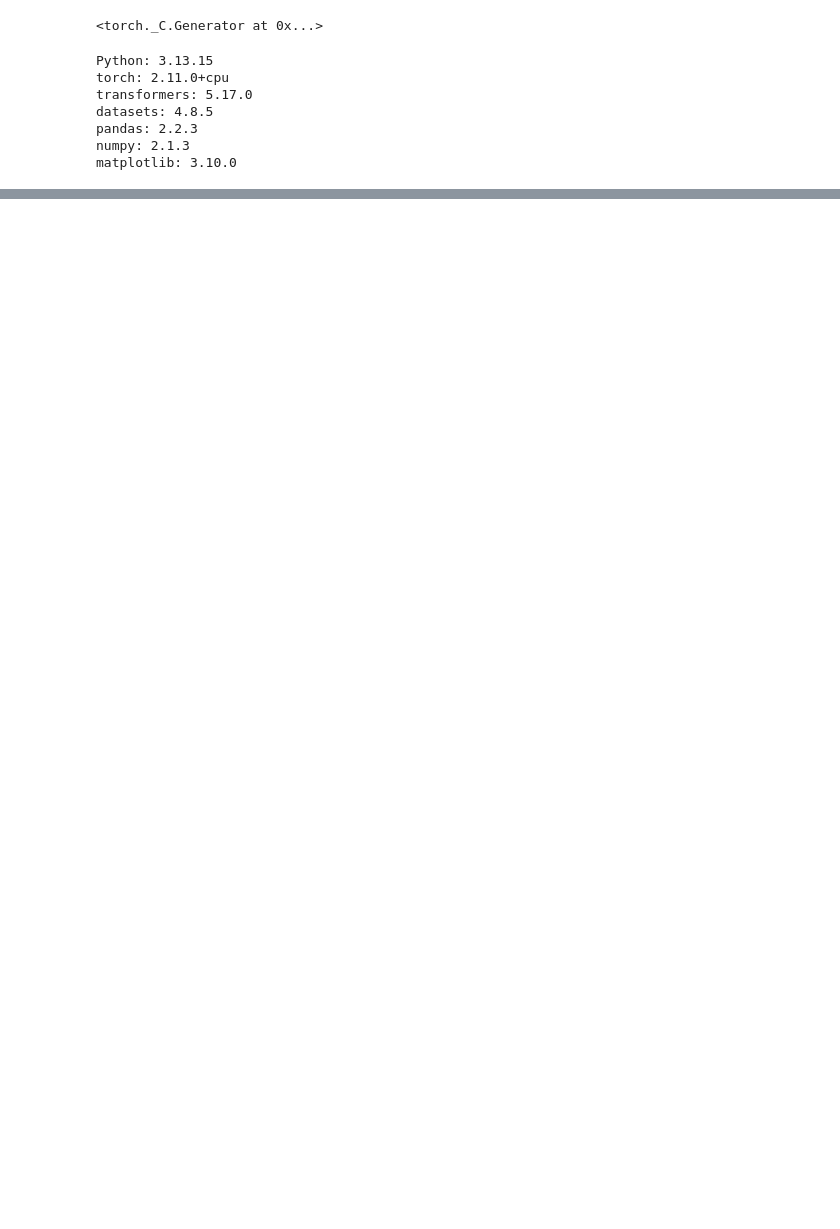
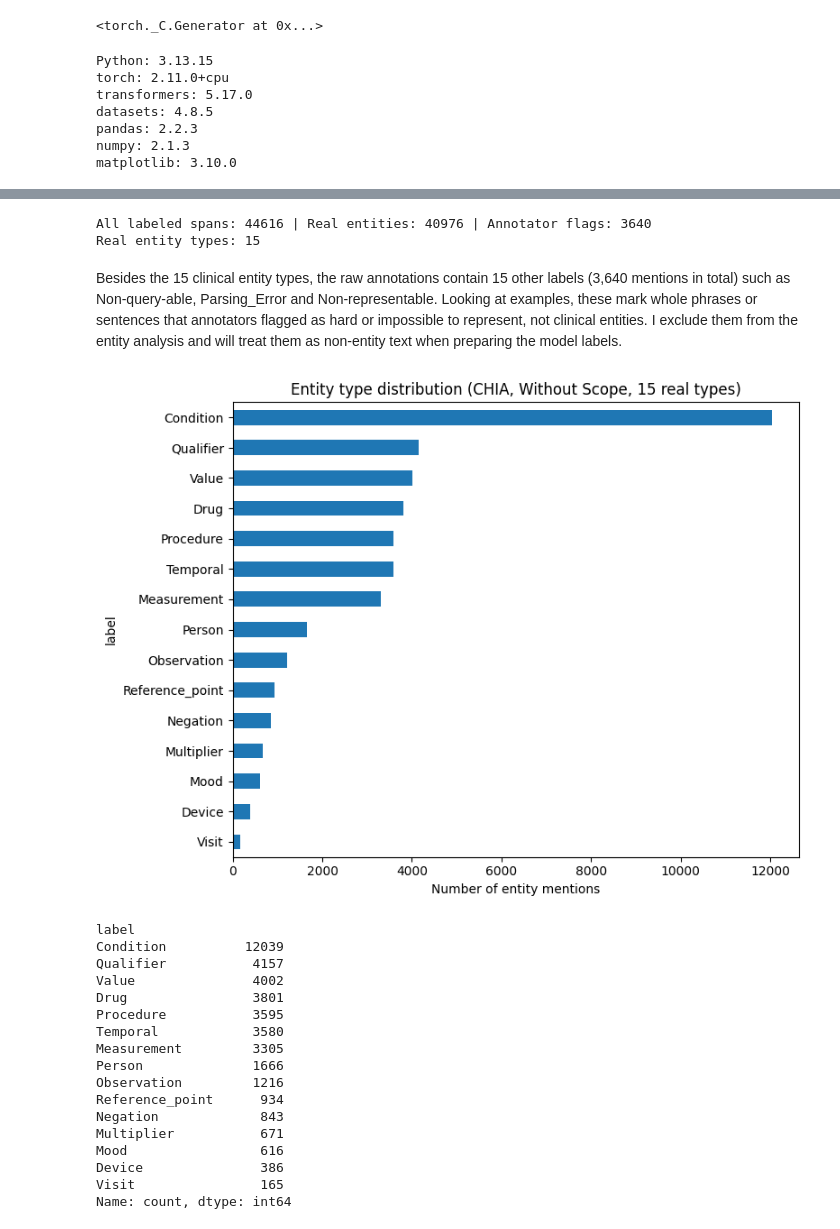
Before and after one commit to Jowwaannn/clinical-trial-ner, a Jupyter notebook: notebooks/01_eda_preprocessing.ipynb, the cells around one changed output, grey strips where cells are left out. Drawn from its saved outputs; the diff is of its cells as text; code cells hidden in the pictures; blank space fills up the shorter version.

```diff
--- a/notebooks/01_eda_preprocessing.ipynb
+++ b/notebooks/01_eda_preprocessing.ipynb
@@ -62,0 +341,9 @@ matplotlib: 3.10.0
+# %%
+# 2nd Mismatch Investigation
+
+for d in docs:
+    for e in d["entities"]:
+        if len(e["spans"]) == 1:
+            s, t = e["spans"][0]
+            if d["text"][s:t] != e["text"]:
+                print(d["id"], (s, t), repr(e["text"]), "vs", repr(d["text"][s:t]))
@@ -62,0 +398,44 @@ matplotlib: 3.10.0
+# %%
+# Annotator-flags
+
+REAL_LABELS = ["Condition","Qualifier","Value","Drug","Procedure","Temporal",
+               "Measurement","Person","Observation","Reference_point","Negation",
+               "Multiplier","Mood","Device","Visit"]
+
+ents_real = ents[ents.label.isin(REAL_LABELS)].copy()
+print("All labeled spans:", len(ents), "| Real entities:", len(ents_real),
+      "| Annotator flags:", len(ents) - len(ents_real))
+print("Real entity types:", ents_real.label.nunique())
+# %% [output]
+All labeled spans: 44616 | Real entities: 40976 | Annotator flags: 3640
+Real entity types: 15
+# %% [markdown]
+Besides the 15 clinical entity types, the raw annotations contain 15 other labels (3,640 mentions in total) such as Non-query-able, Parsing_Error and Non-representable. Looking at examples, these mark whole phrases or sentences that annotators flagged as hard or impossible to represent, not clinical entities. I exclude them from the entity analysis and will treat them as non-entity text when preparing the model labels.
+# %%
+# Class distribution
+
+counts = ents_real.label.value_counts()
+ax = counts.sort_values().plot(kind="barh", figsize=(8, 6))
+ax.set_title("Entity type distribution (CHIA, Without Scope, 15 real types)")
+ax.set_xlabel("Number of entity mentions")
+plt.tight_layout(); plt.show()
+print(counts)
+# %% [output]
+[figure, added]
+label
+Condition          12039
+Qualifier           4157
+Value               4002
+Drug                3801
+Procedure           3595
+Temporal            3580
+Measurement         3305
+Person              1666
+Observation         1216
+Reference_point      934
+Negation             843
+Multiplier           671
+Mood                 616
+Device               386
+Visit                165
+Name: count, dtype: int64
```
Also changed, not shown: parts of 33 cells of this notebook.
